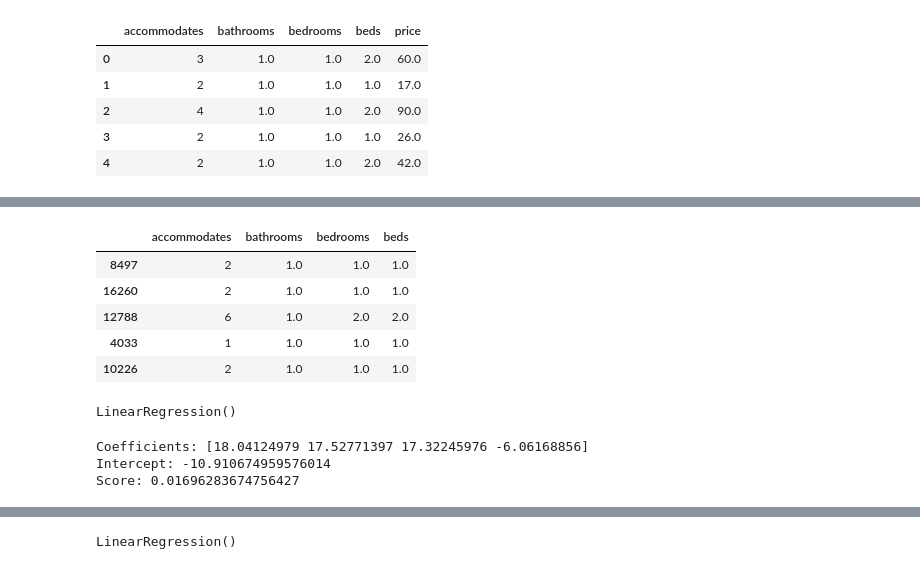
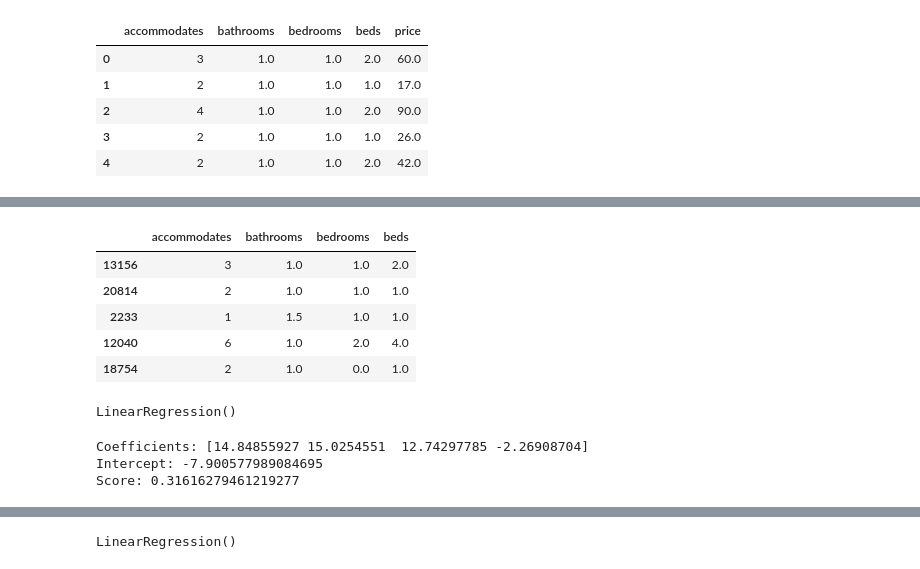
Before and after one commit to lorenzolaino/airbnb-sentiment, a Jupyter notebook: correlation_analysis.ipynb, the cells around one changed output, grey strips where cells are left out. Saved outputs shown, nothing was run; the diff lists cells and outputs as text; code cells hidden in the pictures.

```diff
--- a/correlation_analysis.ipynb
+++ b/correlation_analysis.ipynb
@@ -626,0 +646,12 @@ memory usage: 1.4 MB
+# %%
+def get_outliers_limits(df_column, factor):
+    upper_lim = df_column.mean () + df_column.std () * factor
+
+    lower_lim = df_column.mean () - df_column.std () * factor
+
+    return upper_lim, lower_lim
+# %%
+upperLim, lowerLim = get_outliers_limits(dfPricesListingTypes['price'], 3)
+
+print("upper_lim:", upperLim)
+print("lower_lim:", lowerLim)
@@ -626,0 +664,6 @@ memory usage: 1.4 MB
+# %%
+dfPricesListingTypesWithoutOutliers = \
+    dfPricesListingTypes[dfPricesListingTypes['price'] < upperLim]
+
+print('Number of outliers removed:',
+      dfPricesListingTypes.shape[0] - dfPricesListingTypesWithoutOutliers.shape[0])
@@ -629,6 +681,7 @@ memory usage: 1.4 MB
 # %%
-dfPricesNumericalListingTypes = dfPricesListingTypes[['accommodates', 'bathrooms',
-                                                      'bedrooms', 'beds', 'price']]
+dfPricesNumericalListingTypes = \
+    dfPricesListingTypesWithoutOutliers[['accommodates', 'bathrooms', 'bedrooms',
+                                         'beds', 'price']]
 
 dfPricesNumericalListingTypes.head()
 # %% [output]
@@ -657,16 +705,17 @@ def get_train_test(train_data, test_data):
 
     return train_x, test_x, train_y, test_y
 # %%
-trainX, testX, trainY, testY = get_train_test(dfPricesNumericalListingTypes.iloc[:,:4],
-                                              dfPricesNumericalListingTypes['price'])
+trainXNumerical, testXNumerical, trainYNumerical, testYNumerical = \
+    get_train_test(dfPricesNumericalListingTypes.iloc[:,:4],
+                   dfPricesNumericalListingTypes['price'])
 
-trainX.head()
+trainXNumerical.head()
 # %% [output]
 |  | accommodates | bathrooms | bedrooms | beds |
-| 8497 | 2 | 1.0 | 1.0 | 1.0 |
-| 16260 | 2 | 1.0 | 1.0 | 1.0 |
-| 12788 | 6 | 1.0 | 2.0 | 2.0 |
-| 4033 | 1 | 1.0 | 1.0 | 1.0 |
-| 10226 | 2 | 1.0 | 1.0 | 1.0 |
+| 13156 | 3 | 1.0 | 1.0 | 2.0 |
+| 20814 | 2 | 1.0 | 1.0 | 1.0 |
+| 2233 | 1 | 1.5 | 1.0 | 1.0 |
+| 12040 | 6 | 1.0 | 2.0 | 4.0 |
+| 18754 | 2 | 1.0 | 0.0 | 1.0 |
 # %%
 linearRegressionNumerical = linear_model.LinearRegression()
@@ -676,11 +725,11 @@ LinearRegression()
 # %%
 print('Coefficients:', linearRegressionNumerical.coef_)
 print('Intercept:', linearRegressionNumerical.intercept_)
-print('Score:', linearRegressionNumerical.score(testX, testY))
+print('Score:', linearRegressionNumerical.score(testXNumerical, testYNumerical))
 # %% [output]
-Coefficients: [18.04124979 17.52771397 17.32245976 -6.06168856]
-Intercept: -10.910674959576014
-Score: 0.01696283674756427
+Coefficients: [14.84855927 15.0254551  12.74297785 -2.26908704]
+Intercept: -7.900577989084695
+Score: 0.31616279461219277
 # %%
 def plot_regression_error(regression_model, train_x, train_y, test_x, test_y):
 
```
Also changed, not shown: parts of 97 cells of this notebook.
